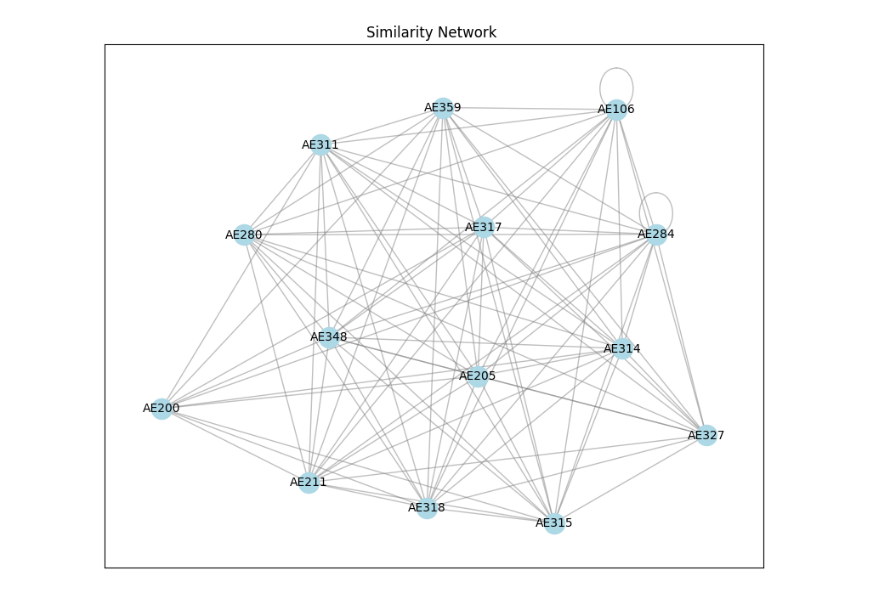
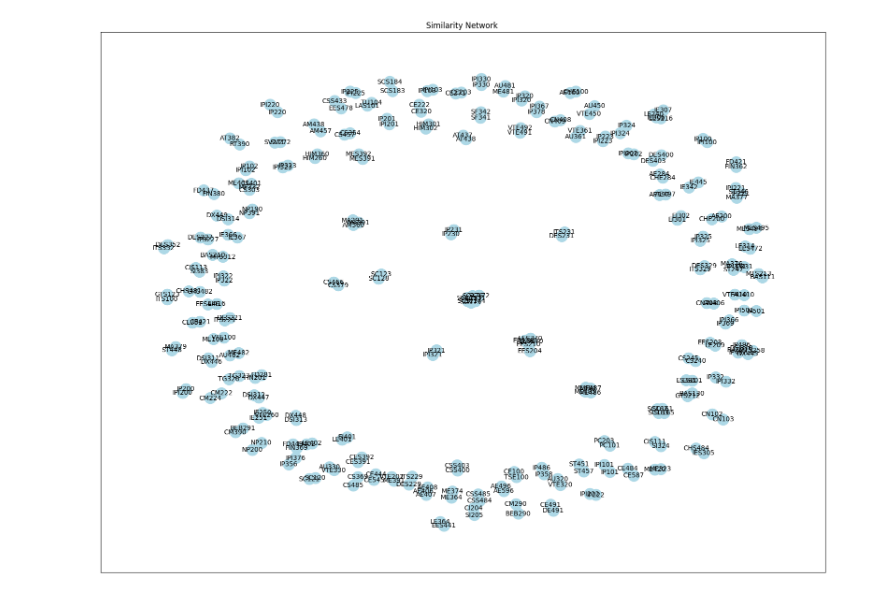
Before and after one commit to chokoon123/314, a Jupyter notebook: sim.ipynb, the cells around one changed output. Cells and saved outputs as stored; diff of their text form; code cells hidden in the pictures.

```diff
--- a/sim.ipynb
+++ b/sim.ipynb
@@ -43,0 +13,14 @@ dataframe = pd.DataFrame(data)
+# %%
+sheet_name_lsit = ['Sci/2', 'Sci_Extra/1', 'Sci/1', 'Sci_Extra/2', 'Engineering/1', 'Engineering_Extra/1', 'Engineering/2', 'Engineering_Extra/2', 'SIIT/2', 'SIIT/1', 'Innovation_Extra/1', 'Innovation_Extra/2', 'CIS_Extra/1', 'CIS/1', 'CIS_Extra/2', 'CIS/2']
+# %%
+sheet_id = "1ExtEUwVLi5Y_mmqxNd0oX7WrWzj8n6TeBLcQg7Xu0GU"
+dataframe = pd.DataFrame(columns=["code", "desc", "add1", "add2", "add3","ma"])
+
+for sheet_name in sheet_name_lsit:
+    url = f"https://docs.google.com/spreadsheets/d/{sheet_id}/gviz/tq?tqx=out:csv&sheet={sheet_name}"
+    response = requests.get(url)
+    decoded_content = response.content.decode('utf-8')
+    data_tem =  pd.read_csv(StringIO(decoded_content))
+    dataframe = pd.concat([dataframe, data_tem], ignore_index=True)
+
+print(dataframe.shape)
@@ -43,0 +29,17 @@ dataframe = pd.DataFrame(data)
+# %%
+dataframe.drop_duplicates(subset=["code"],inplace=True)
+dataframe.dropna(subset=["desc"],inplace=True)
+
+pattern = r"[A-Za-zก-ฮ]{1,2}\.? ?\d{3}"
+
+def extract_courses(row):
+    if isinstance(row, str):
+        matches = re.findall(pattern, row)
+        return matches if matches else None
+    return None
+
+dataframe["courseX1"] = dataframe["add1"].apply(extract_courses)
+dataframe["courseX2"] = dataframe["add2"].apply(extract_courses)
+
+# Display the resulting DataFrame
+dataframe.head()
@@ -59,37 +68,35 @@ import networkx as nx
 import matplotlib.pyplot as plt
 
 # คำนวณค่า cosine similarity สำหรับทุกคู่ของ embeddings
-def compute_similarity_matrix(dataframe, threshold=0.1):
+def compute_similarity_matrix(dataframe, threshold=0.95):
     embeddings = np.vstack(dataframe["embed"].dropna().to_numpy())   # รวม embeddings เป็น array
     similarity_matrix = cosine_similarity(embeddings)  # คำนวณค่า similarity matrix
 
     pairs = []
     for i in range(len(similarity_matrix)):
         for j in range(i + 1, len(similarity_matrix)):
             if similarity_matrix[i, j] > threshold:
                 pairs.append((i, j))  # เก็บ index ของคู่ที่ similarity สูงกว่า threshold
     return pairs
 
-# สร้างกราฟเพื่อ plot พร้อมแสดงชื่อโค้ด
 def plot_similarity_graph(dataframe):
     codes = dataframe["code"].tolist()          # นำโค้ดมาใช้เป็นป้ายกำกับ
     pairs = compute_similarity_matrix(dataframe)
 
     # สร้าง Network Graph
     G = nx.Graph()
     G.add_edges_from([(codes[i], codes[j]) for i, j in pairs])  # ใช้ code เป็นป้ายกำกับแต่ละโหนด
 
     # Plot กราฟ
-    plt.figure(figsize=(10, 8))
+    plt.figure(figsize=(20, 15))
     pos = nx.spring_layout(G, seed=42)  # Layout กราฟ
     nx.draw_networkx_nodes(G, pos, node_size=300, node_color='lightblue')
     nx.draw_networkx_edges(G, pos, alpha=0.5, edge_color='gray')
     nx.draw_networkx_labels(G, pos, font_size=10, font_color="black")  # แสดงชื่อโหนด
 
     plt.title(f"Similarity Network ")
     plt.show()
 
-# เรียกใช้งาน plot
 plot_similarity_graph(dataframe)
 # %% [output]
-[figure, old version]
+[figure, new version]
```
Also changed, not shown: parts of 9 cells of this notebook, 1 other file.
